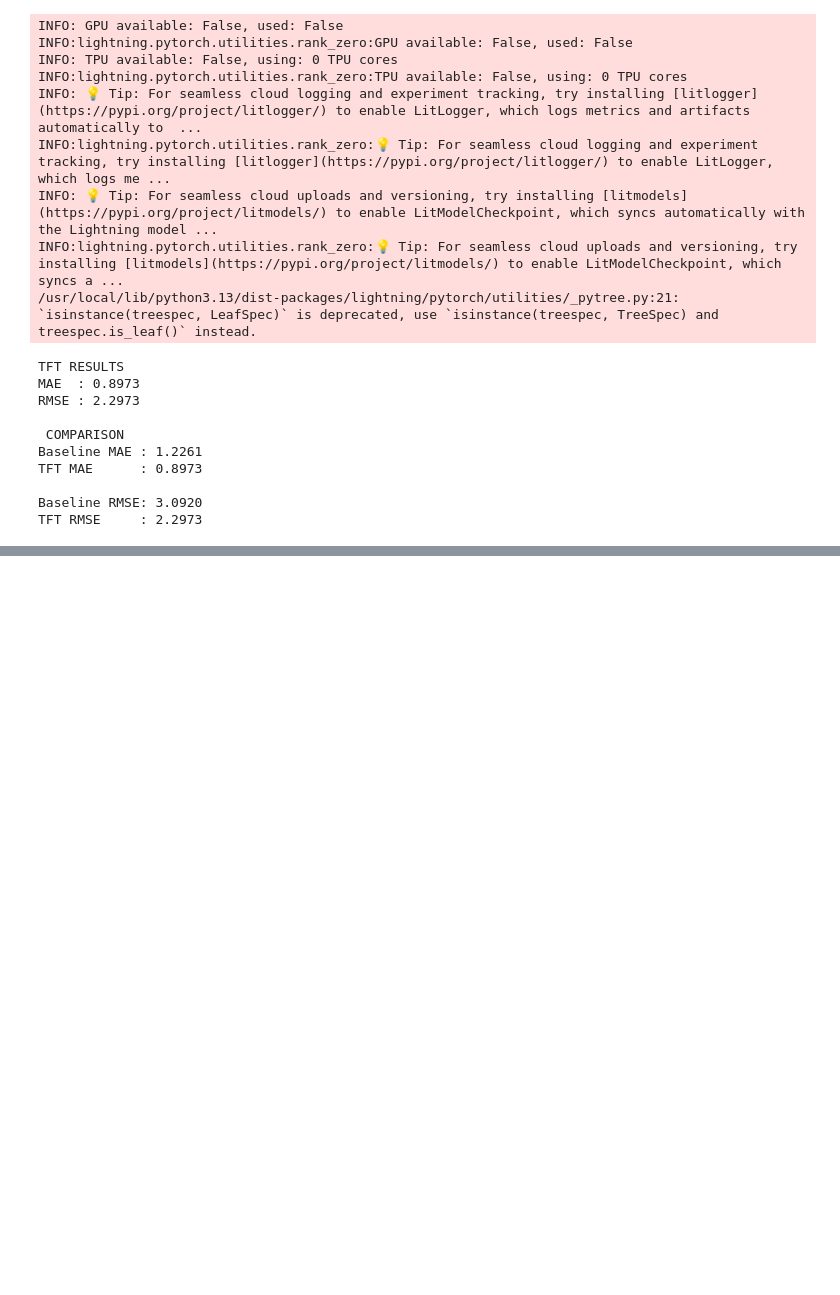
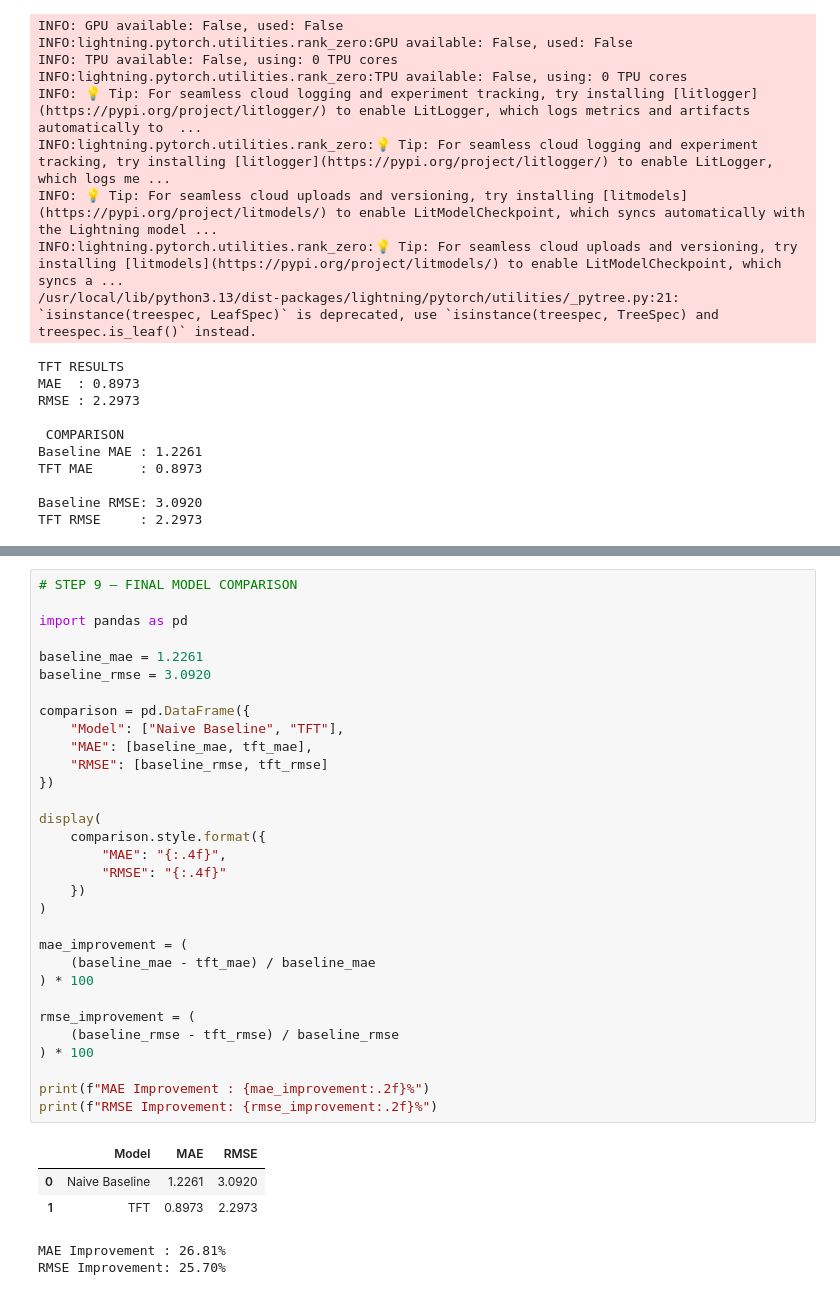
Before and after one commit to sathushetty7/retail-demand-forecasting-tft, a Jupyter notebook: Retail_Demand_Forecasting.ipynb, the cells around one changed output, grey strips where cells are left out. Cells and saved outputs as stored; diff of their text form; blank space fills up the shorter version.

Commit message:
finall

```diff
--- a/Retail_Demand_Forecasting.ipynb
+++ b/Retail_Demand_Forecasting.ipynb
@@ -444,0 +471,37 @@ TFT RMSE     : 2.2973
+# %%
+# STEP 9 — FINAL MODEL COMPARISON
+
+import pandas as pd
+
+baseline_mae = 1.2261
+baseline_rmse = 3.0920
+
+comparison = pd.DataFrame({
+    "Model": ["Naive Baseline", "TFT"],
+    "MAE": [baseline_mae, tft_mae],
+    "RMSE": [baseline_rmse, tft_rmse]
+})
+
+display(
+    comparison.style.format({
+        "MAE": "{:.4f}",
+        "RMSE": "{:.4f}"
+    })
+)
+
+mae_improvement = (
+    (baseline_mae - tft_mae) / baseline_mae
+) * 100
+
+rmse_improvement = (
+    (baseline_rmse - tft_rmse) / baseline_rmse
+) * 100
+
+print(f"MAE Improvement : {mae_improvement:.2f}%")
+print(f"RMSE Improvement: {rmse_improvement:.2f}%")
+# %% [output]
+|  | Model | MAE | RMSE |
+| 0 | Naive Baseline | 1.2261 | 3.0920 |
+| 1 | TFT | 0.8973 | 2.2973 |
+MAE Improvement : 26.81%
+RMSE Improvement: 25.70%
```
Also changed, not shown: parts of 1 cell of this notebook.
